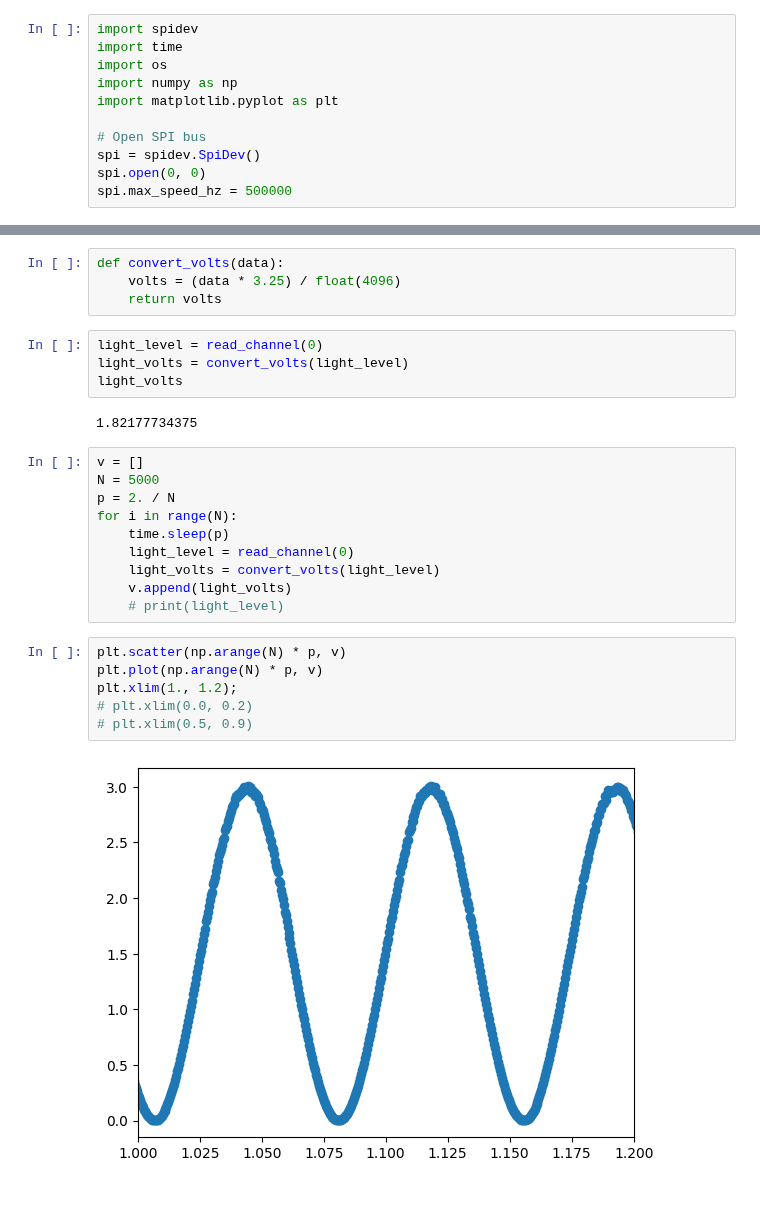
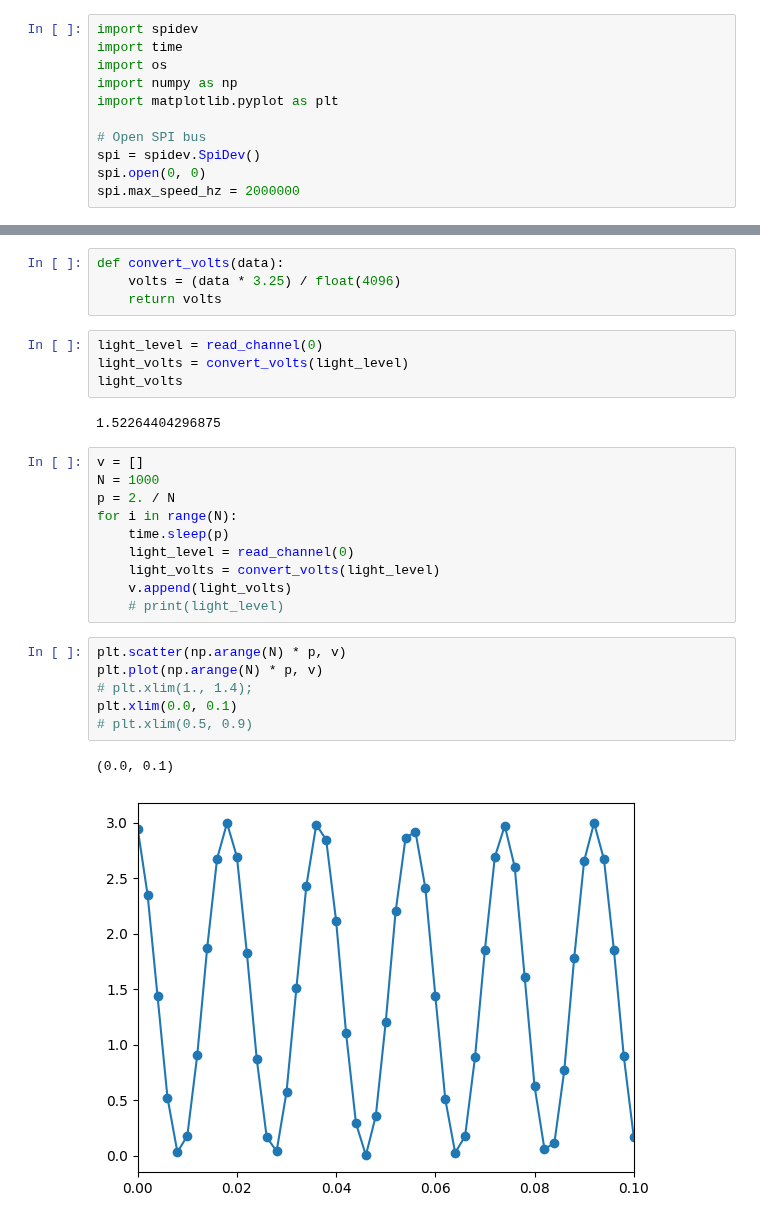
Before and after one commit to andyfaff/platypus_eventer, a Jupyter notebook: stuff/hardware_check/spi_mcp3008.ipynb, the cells around one changed output, grey strips where cells are left out. Cells and saved outputs as stored; diff of their text form.

```diff
--- a/stuff/hardware_check/spi_mcp3008.ipynb
+++ b/stuff/hardware_check/spi_mcp3008.ipynb
@@ -8,7 +8,7 @@ import matplotlib.pyplot as plt
 # Open SPI bus
 spi = spidev.SpiDev()
 spi.open(0, 0)
-spi.max_speed_hz = 500000
+spi.max_speed_hz = 2000000
 # %%
 # MCP3008
 # def read_channel(channel):
@@ -30,10 +30,10 @@ light_level = read_channel(0)
 light_volts = convert_volts(light_level)
 light_volts
 # %% [output]
-1.82177734375
+1.52264404296875
 # %%
 v = []
-N = 5000
+N = 1000
 p = 2. / N
 for i in range(N):
     time.sleep(p)
@@ -44,11 +44,12 @@ for i in range(N):
 # %%
 plt.scatter(np.arange(N) * p, v)
 plt.plot(np.arange(N) * p, v)
-plt.xlim(1., 1.2);
-# plt.xlim(0.0, 0.2)
+# plt.xlim(1., 1.4);
+plt.xlim(0.0, 0.1)
 # plt.xlim(0.5, 0.9)
 # %% [output]
+(0.0, 0.1)
-[figure, old version]
+[figure, new version]
 # %%
 np.min(v), np.max(v)
 # %% [output]
```
Also changed, not shown: parts of 2 cells of this notebook, 1 other file.
